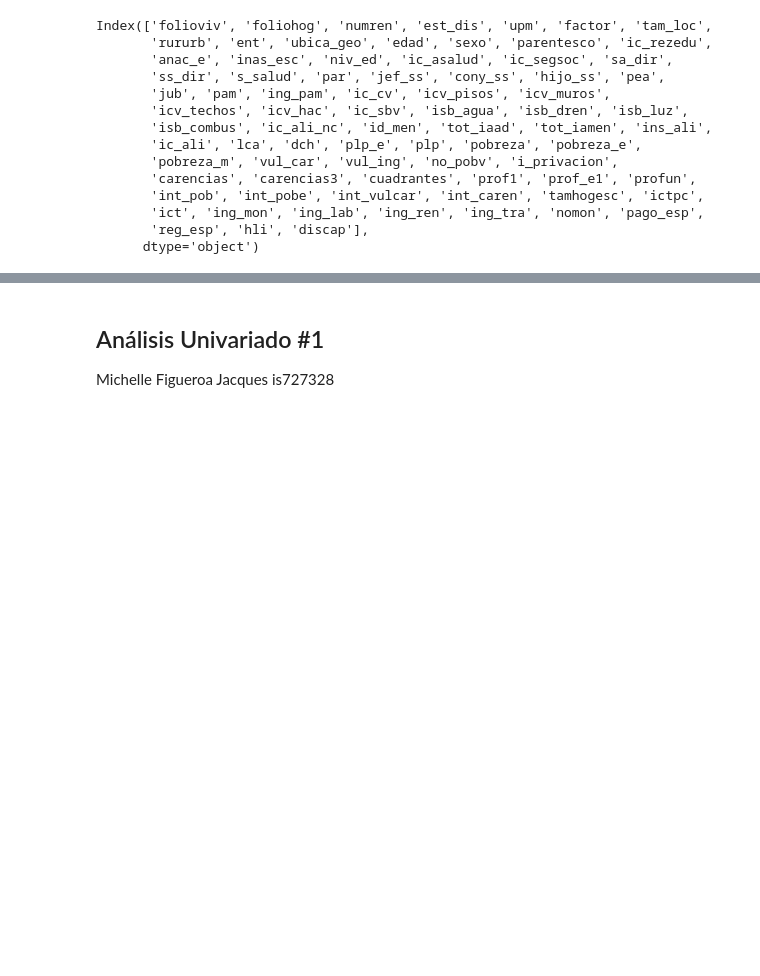
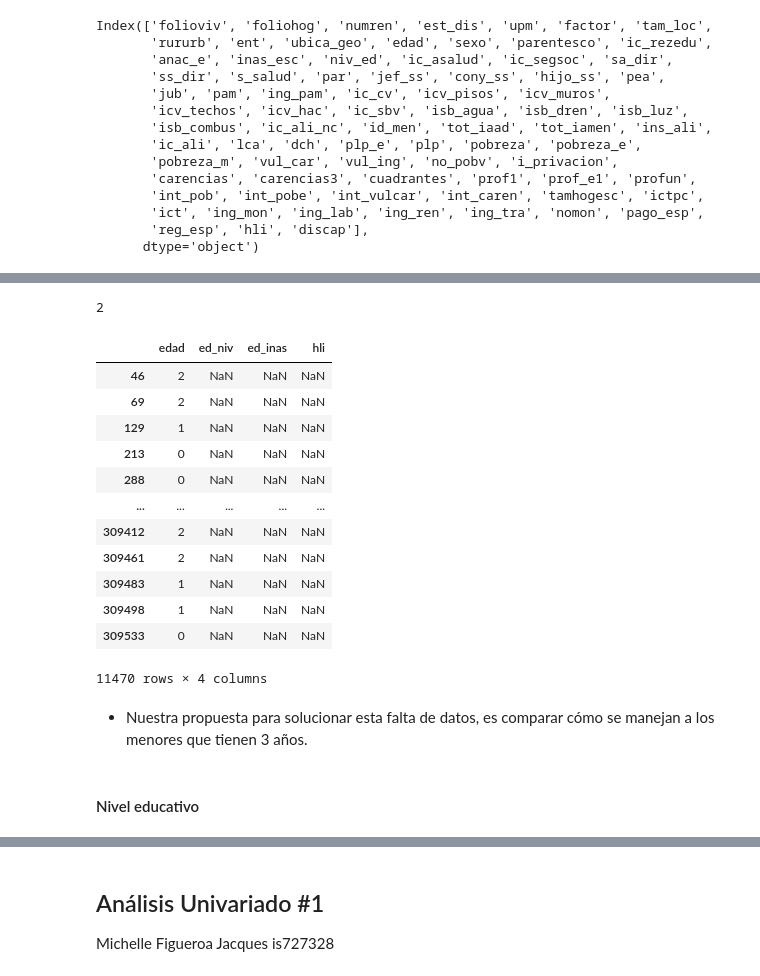
Before and after one commit to Sofia-VA/Proyecto-PAD, a Jupyter notebook: E1/EDA_Univariable.ipynb, the cells around one changed output, grey strips where cells are left out. Drawn from its saved outputs; the diff is of its cells as text; code cells hidden in the pictures; blank space fills up the shorter version.

```diff
--- a/E1/EDA_Univariable.ipynb
+++ b/E1/EDA_Univariable.ipynb
@@ -345,0 +521,20 @@ memory usage: 186.6 MB
+# %%
+df_limpieza_ed['edad'].max()
+df.loc[df['edad'] < 3, ['edad','ed_niv', 'ed_inas','hli']]
+# %% [output]
+2
+|  | edad | ed_niv | ed_inas | hli |
+| 46 | 2 | NaN | NaN | NaN |
+| 69 | 2 | NaN | NaN | NaN |
+| 129 | 1 | NaN | NaN | NaN |
+| 213 | 0 | NaN | NaN | NaN |
+| 288 | 0 | NaN | NaN | NaN |
+| ... | ... | ... | ... | ... |
+| 309412 | 2 | NaN | NaN | NaN |
+| 309461 | 2 | NaN | NaN | NaN |
+| 309483 | 1 | NaN | NaN | NaN |
+| 309498 | 1 | NaN | NaN | NaN |
+| 309533 | 0 | NaN | NaN | NaN |
+11470 rows × 4 columns
+# %% [markdown]
+* Nuestra propuesta para solucionar esta falta de datos, es comparar cómo se manejan a los menores que tienen 3 años.
@@ -345,0 +543,2 @@ memory usage: 186.6 MB
+# %% [markdown]
+#### Nivel educativo
```
Also changed, not shown: parts of 55 cells of this notebook.
